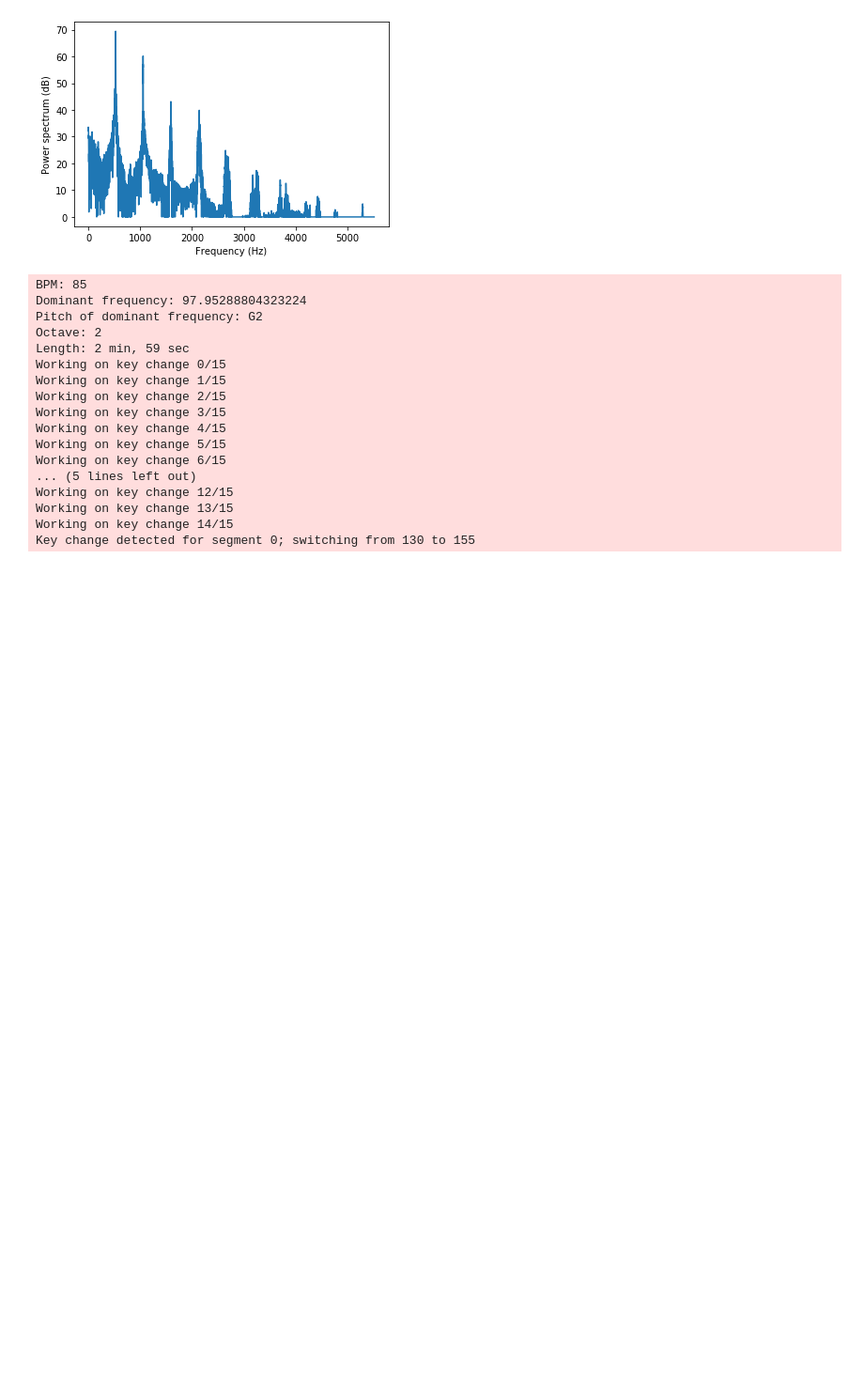
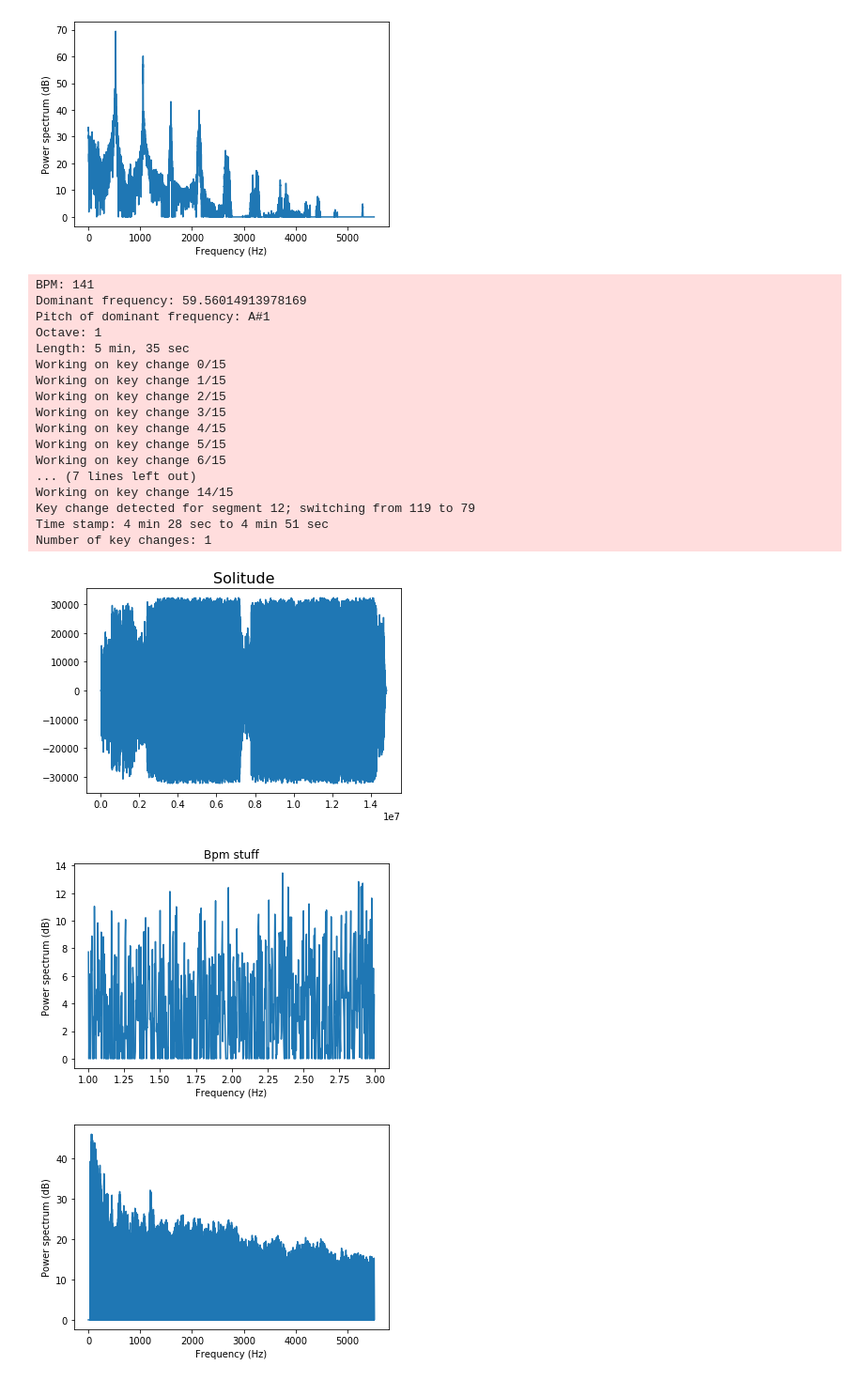
Before and after one commit to CuttlefishEmpire/FourierTransform, a Jupyter notebook: help.ipynb, the cells around one changed output. Shown at 94% size. Cells and saved outputs as stored; diff of their text form; code cells hidden in the pictures; blank space fills up the shorter version.

```diff
--- a/help.ipynb
+++ b/help.ipynb
@@ -439,16 +439,26 @@ def fourierTransform(audName):
                     noNegs3[v] = 0
             dominantFrqKEY = parsedFreqAxisKEY[noNegs3.index(max(noNegs3))]
             keys.append(dominantFrqKEY)
+        timestampsOfKeyChanges = []
         for k in keys[:len(keys)-1]:
-            if(abs(k-keys[keys.index(k)+1])>25):
+            larger = max(k, keys[keys.index(k)+1])
+            smaller = min(k, keys[keys.index(k)+1])
+            val = larger/smaller
+            if abs(k-keys[keys.index(k)+1])>30 and val-int(val)>0.15:
                 nKeyDs+=1
                 print("Key change detected for segment "+str(keys.index(k))+"; switching from "+str(int(k))+" to "+str(int(keys[keys.index(k)+1])))
                 segment = keys.index(k)
+                timestampsOfKeyChanges.append(int((length/15)*segment))
+                if len(timestampsOfKeyChanges)>=2:
+                    if abs(timestampsOfKeyChanges[-2]-timestampsOfKeyChanges[-1])<15:
+                        nKeyDs-=1
+                        print("Key change was less than 15 seconds away from previous key change. Removing.")
+                        timestampsOfKeyChanges.pop()
                 segMinI = int(((length/15)*segment)/60)
                 segSecI = int(((length/15)*segment)%60)
                 segMinF = int(((length/15)*(segment+1))/60)
                 segSecF = int(((length/15)*(segment+1))%60)
-                print("Time stamp: "+segMinI+" min "+segSecI+" sec to "+segMinF+" min "+segSecF+" sec")
+                print("Time stamp: "+str(segMinI)+" min "+str(segSecI)+" sec to "+str(segMinF)+" min "+str(segSecF)+" sec")
         return nKeyDs
 
         #print(dominantFrqKEY)
@@ -483,9 +493,9 @@ def fourierTransform(audName):
     plt.xlabel('Frequency (Hz)'); plt.ylabel('Power spectrum (dB)')
     plt.show()
 
-rock = ["We are the Champions.wav","We Will Rock You.wav","Living on a Prayer.wav"]
+#rock = ["We are the Champions.wav","We Will Rock You.wav","Living on a Prayer.wav"]
 genre = "rock"
-#rock = ["Living on a Prayer.wav"]
+rock = ["Solitude.wav", "Solitude (but shit).wav"]
 
 def mean(m):
     return sum(m)/len(m)
@@ -497,39 +507,43 @@ for song in genreToUse:
 data.write("BPM:    \n")
 for b in bpms:
     data.write(names[bpms.index(b)]+": "+str(b)+"\n")
 data.write("\nDominant frequencies:    \n")
 for d in domFrqs:
     data.write(names[domFrqs.index(d)]+": "+str(d)[:str(d).index(".")+4]+"\n")
 data.write("\nLengths:    \n")
 for l in lengths:
     data.write(names[lengths.index(l)]+": "+str(int(l))+"\n")
 data.write("\nKey changes:    \n")
 for k in range(0,len(keyChanges)):
     data.write(names[k]+": "+str(int(keyChanges[k]))+"\n")
 data.write("\nOctave:\n")
 for o in range(0,len(octaves)):
     data.write(names[o]+": "+str(int(octaves[o]))+"\n")
 data.write("\nAverage BPM for "+genre+": "+str(mean(bpms))[:str(mean(bpms)).index(".")+4]+"\n")
 data.write("\nAverage dominant frequency for "+genre+": "+str(mean(domFrqs))[:str(mean(domFrqs)).index(".")+4]+"\n")
 data.write("\nAverage length for "+genre+": "+str(mean(lengths))[:str(mean(lengths)).index(".")+4]+"\n")
 data.write("\nAverage number of key changes for "+genre+": "+str(mean(keyChanges))[:str(mean(keyChanges)).index(".")+4]+"\n")
+data.write("\nAverage octave for "+genre+": "+str(mean(octaves))[:str(mean(octaves)).index(".")+4]+"\n")
 
 data.close()
 # %% [output]
-BPM: 85
-Dominant frequency: 97.95288804323224
-Pitch of dominant frequency: G2
-Octave: 2
-Length: 2 min, 59 sec
+BPM: 141
+Dominant frequency: 59.56014913978169
+Pitch of dominant frequency: A#1
+Octave: 1
+Length: 5 min, 35 sec
 Working on key change 0/15
 Working on key change 1/15
 Working on key change 2/15
 Working on key change 3/15
 Working on key change 4/15
 Working on key change 5/15
 Working on key change 6/15
-... (5 lines left out)
-Working on key change 12/15
-Working on key change 13/15
+... (7 lines left out)
 Working on key change 14/15
-Key change detected for segment 0; switching from 130 to 155
+Key change detected for segment 12; switching from 119 to 79
+Time stamp: 4 min 28 sec to 4 min 51 sec
+Number of key changes: 1
+[figure, added]
+[figure, added]
+[figure, added]
```
Also changed, not shown: parts of 1 cell of this notebook, 1 other file.
